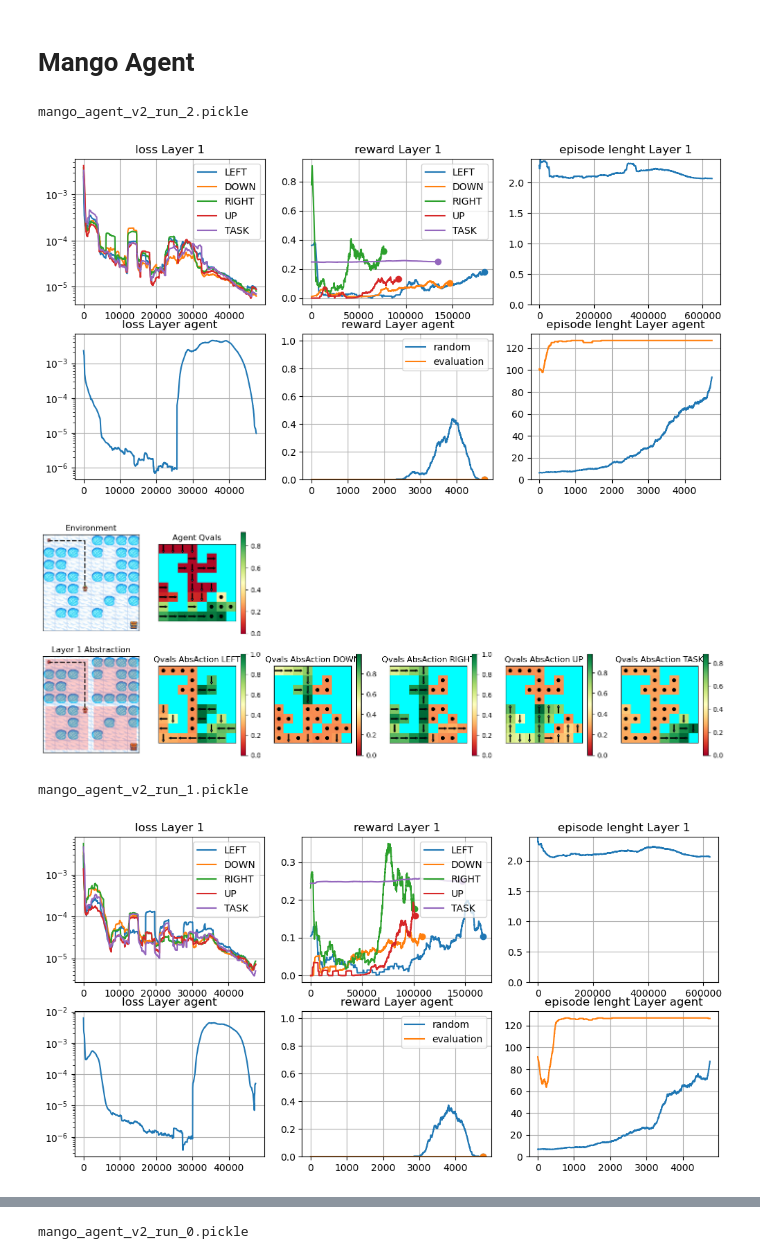
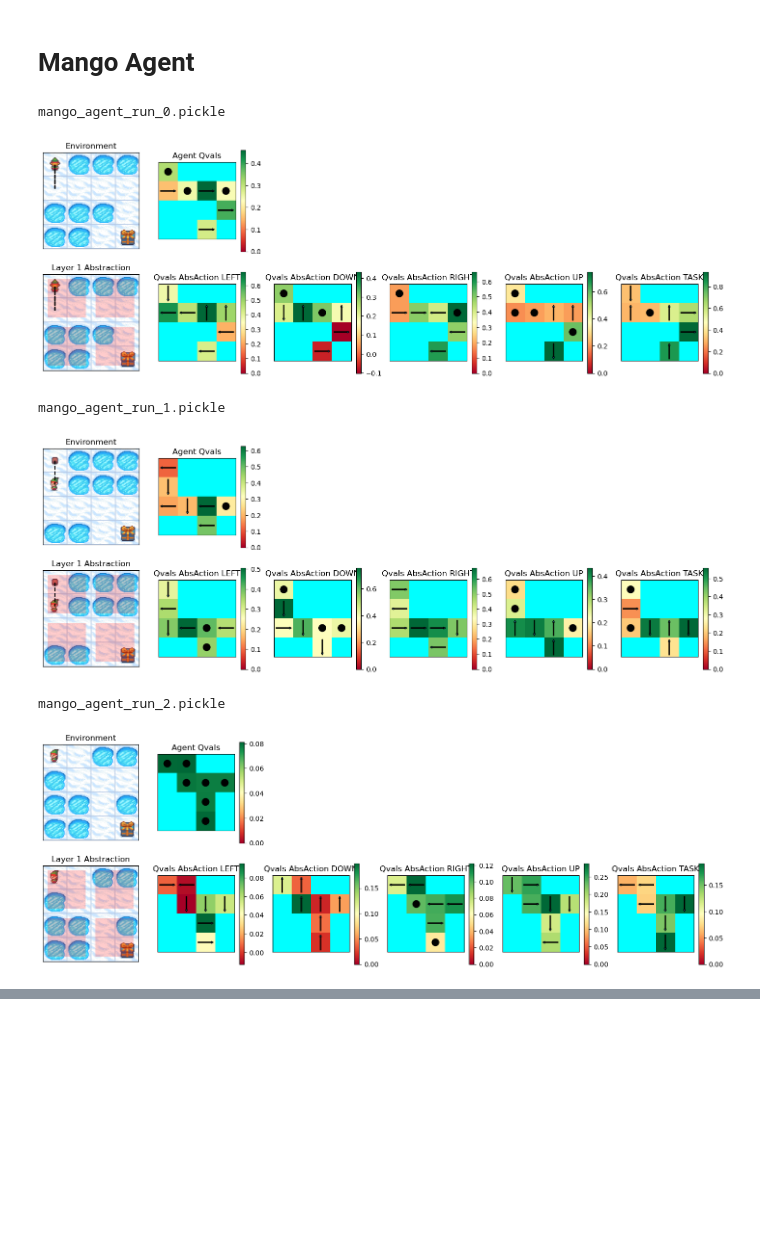
Before and after one commit to davidesartor/MANGO-lite, a Jupyter notebook: frozen_lake_tests/visualizations.ipynb, the cells around one changed output, grey strips where cells are left out. Saved outputs shown, nothing was run; the diff lists cells and outputs as text; code cells hidden in the pictures; blank space fills up the shorter version.

```diff
--- a/frozen_lake_tests/visualizations.ipynb
+++ b/frozen_lake_tests/visualizations.ipynb
@@ -9,19 +9,20 @@ from frozen_lake_tests import utils_plot, utils_save
 /home/davide_sartor/MANGO-lite
 # %%
 # parameters for the environment
-map_scale = 3
-p_frozen = None
+map_scale = 2
+p_frozen = 0.5
+one_shot = True
 # %% [markdown]
 # Normal Agent
 # %%
 # load agent models one by one
-dir_path = utils_save.path_to_save_dir(map_scale, p_frozen)
-for filename in os.listdir(dir_path + "models/"):
+dir_path = utils_save.path_to_save_dir(map_scale, p_frozen, one_shot)
+for filename in sorted(os.listdir(dir_path + "models/")):
     if not filename.startswith("normal_agent"):
         continue
     print(filename)
     agent = utils_save.load_from_file(dir_path + "models/" + filename)
-    utils_plot.plot_normal_agent_loss_reward(agent, save_path=dir_path + f"normal_agent_training.pdf")
+    #utils_plot.plot_normal_agent_loss_reward(agent, save_path=dir_path + f"normal_agent_training.pdf")
     agent.reset()
     trajectory, rewards = agent.run_episode(randomness=0.0, episode_length=4**map_scale)
     frozen_lake.plot_utils.plot_all_qvals_normal_agent(
@@ -41,21 +39,22 @@ normal_agent_v2_run_0.pickle
 # Mango Agent
 # %%
 # load mango agent models one by one
-dir_path = utils_save.path_to_save_dir(map_scale, p_frozen)
-for filename in os.listdir(dir_path + "models/"):
+dir_path = utils_save.path_to_save_dir(map_scale, p_frozen, one_shot)
+for filename in sorted(os.listdir(dir_path + "models/")):
     if not filename.startswith("mango_agent"):
         continue
     agent = utils_save.load_from_file(dir_path + "models/" + filename)
     print(filename)
-    utils_plot.plot_mango_agent_loss_reward(agent, save_path=dir_path + f"mango_agent_training.pdf")
+    #utils_plot.plot_mango_agent_loss_reward(agent, save_path=dir_path + f"mango_agent_training.pdf")
     agent.reset()
     trajectory, rewards = agent.run_episode(randomness=0.0, episode_length=4**map_scale)
     frozen_lake.plot_utils.plot_all_qvals_mango_agent(
         agent, trajectory, save_path=dir_path + f"mango_agent_qvals.pdf"
     )
 # %% [output]
-mango_agent_v2_run_2.pickle
+mango_agent_run_0.pickle
-[figure, old version]
+[figure, new version]
+mango_agent_run_1.pickle
-[figure, old version]
+[figure, new version]
-mango_agent_v2_run_1.pickle
+mango_agent_run_2.pickle
-[figure, old version]
+[figure, new version]
@@ -63 +60,0 @@ mango_agent_v2_run_1.pickle
-mango_agent_v2_run_0.pickle
```
Also changed, not shown: parts of 2 cells of this notebook, 34 other files.
